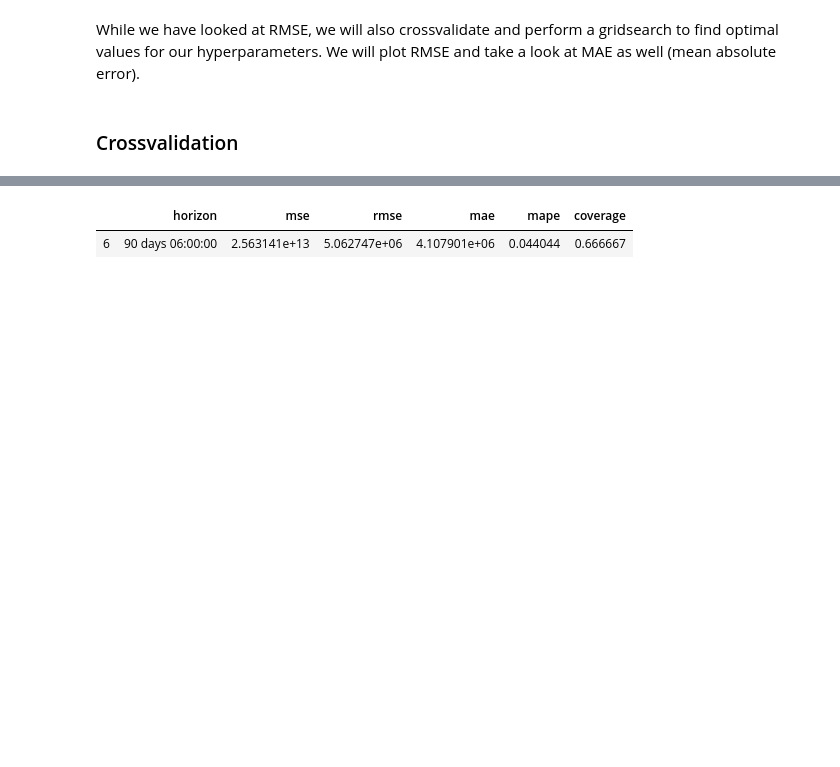
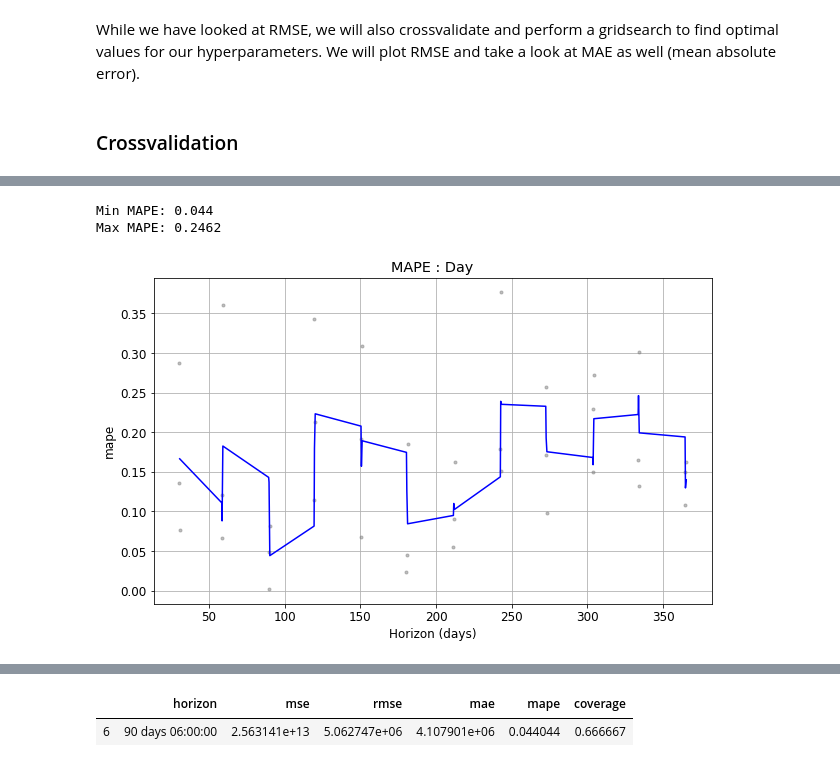
Before and after one commit to JessicaFB/Product-Demand-Forecasting, a Jupyter notebook: Product-Demand-Forecasting.ipynb, the cells around one changed output, grey strips where cells are left out. Cells and saved outputs as stored; diff of their text form; code cells hidden in the pictures; blank space fills up the shorter version.

Commit message:
Created function for crossvalidation to run all 3 frequencies.

```diff
--- a/Product-Demand-Forecasting.ipynb
+++ b/Product-Demand-Forecasting.ipynb
@@ -1076,0 +1123,8 @@ Max MAPE: 0.2462
+# %%
+freqs = ['D', 'M', 'Y']
+for freq in freqs:
+    crossval(ts_df, freq=freq)
+# %% [output]
+Min MAPE: 0.044
+Max MAPE: 0.2462
+[figure, added]
```
Also changed, not shown: parts of 15 cells of this notebook.
